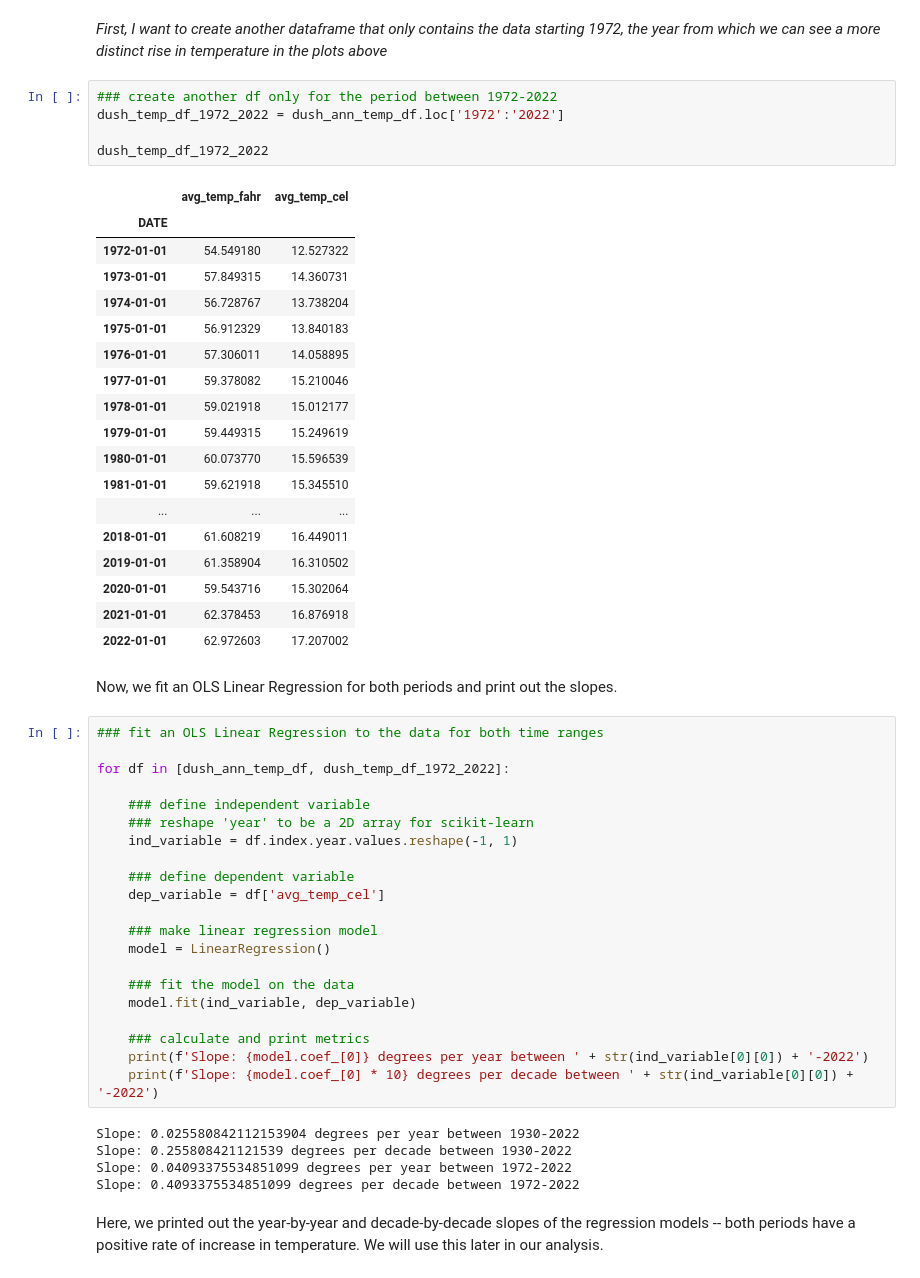
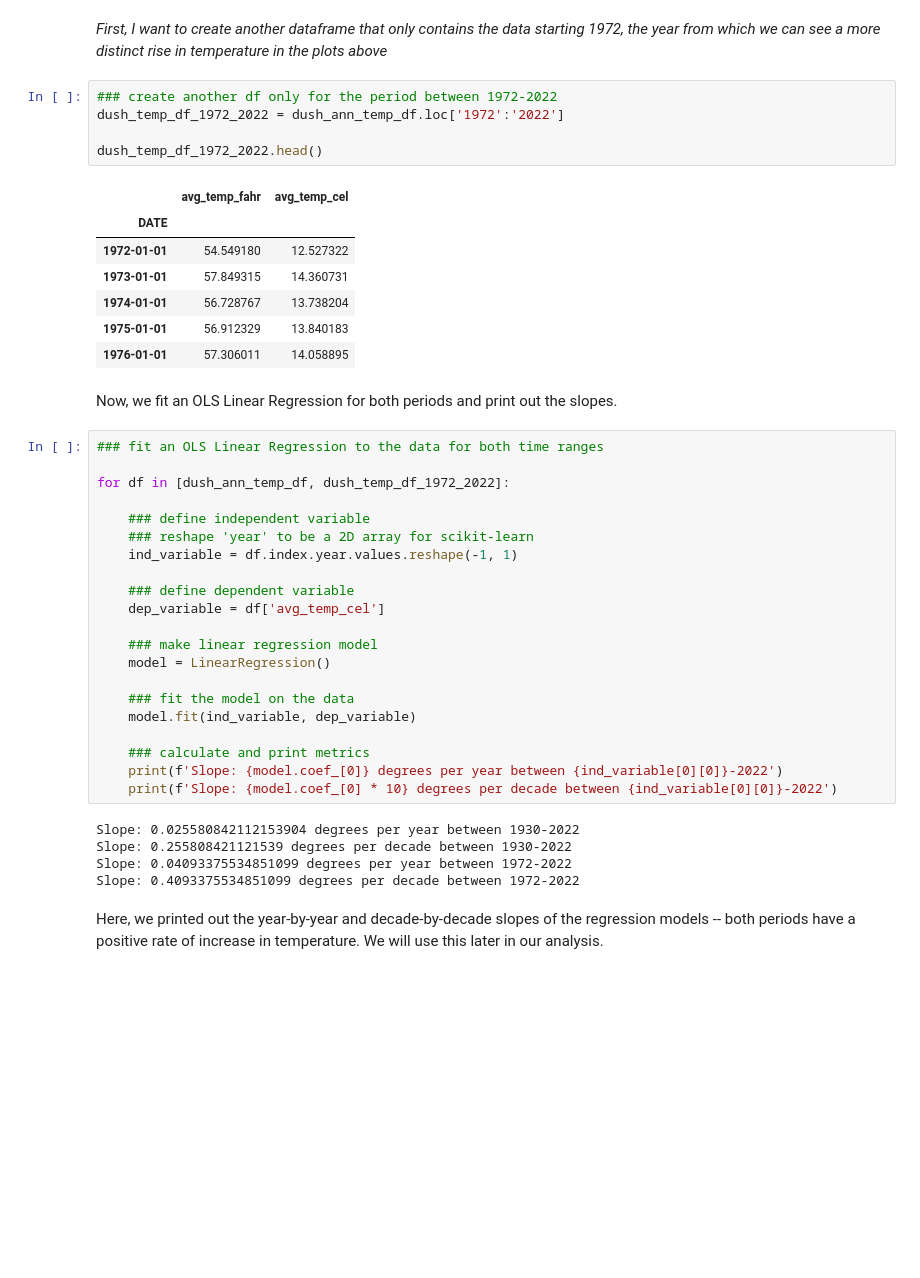
Before and after one commit to hakimsaad9387/01-climate-fall-template, a Jupyter notebook: 06-climate-portfolio.ipynb, the cells around one changed output. Drawn from its saved outputs; the diff is of its cells as text; blank space fills up the shorter version.

```diff
--- a/06-climate-portfolio.ipynb
+++ b/06-climate-portfolio.ipynb
@@ -374,27 +374,16 @@ _First, I want to create another dataframe that only contains the data starting
 # %%
 ### create another df only for the period between 1972-2022
 dush_temp_df_1972_2022 = dush_ann_temp_df.loc['1972':'2022']
 
-dush_temp_df_1972_2022
+dush_temp_df_1972_2022.head()
 # %% [output]
 |  | avg_temp_fahr | avg_temp_cel |
 | DATE |  |  |
 | 1972-01-01 | 54.549180 | 12.527322 |
 | 1973-01-01 | 57.849315 | 14.360731 |
 | 1974-01-01 | 56.728767 | 13.738204 |
 | 1975-01-01 | 56.912329 | 13.840183 |
 | 1976-01-01 | 57.306011 | 14.058895 |
-| 1977-01-01 | 59.378082 | 15.210046 |
-| 1978-01-01 | 59.021918 | 15.012177 |
-| 1979-01-01 | 59.449315 | 15.249619 |
-| 1980-01-01 | 60.073770 | 15.596539 |
-| 1981-01-01 | 59.621918 | 15.345510 |
-| ... | ... | ... |
-| 2018-01-01 | 61.608219 | 16.449011 |
-| 2019-01-01 | 61.358904 | 16.310502 |
-| 2020-01-01 | 59.543716 | 15.302064 |
-| 2021-01-01 | 62.378453 | 16.876918 |
-| 2022-01-01 | 62.972603 | 17.207002 |
 # %% [markdown]
 Now, we fit an OLS Linear Regression for both periods and print out the slopes.
 # %%
@@ -416,8 +405,8 @@ for df in [dush_ann_temp_df, dush_temp_df_1972_2022]:
     model.fit(ind_variable, dep_variable)
 
     ### calculate and print metrics
-    print(f'Slope: {model.coef_[0]} degrees per year between ' + str(ind_variable[0][0]) + '-2022')
-    print(f'Slope: {model.coef_[0] * 10} degrees per decade between ' + str(ind_variable[0][0]) + '-2022')
+    print(f'Slope: {model.coef_[0]} degrees per year between {ind_variable[0][0]}-2022')
+    print(f'Slope: {model.coef_[0] * 10} degrees per decade between {ind_variable[0][0]}-2022')
 # %% [output]
 Slope: 0.025580842112153904 degrees per year between 1930-2022
 Slope: 0.255808421121539 degrees per decade between 1930-2022
```
Also changed, not shown: parts of 12 cells of this notebook, 1 other file.
